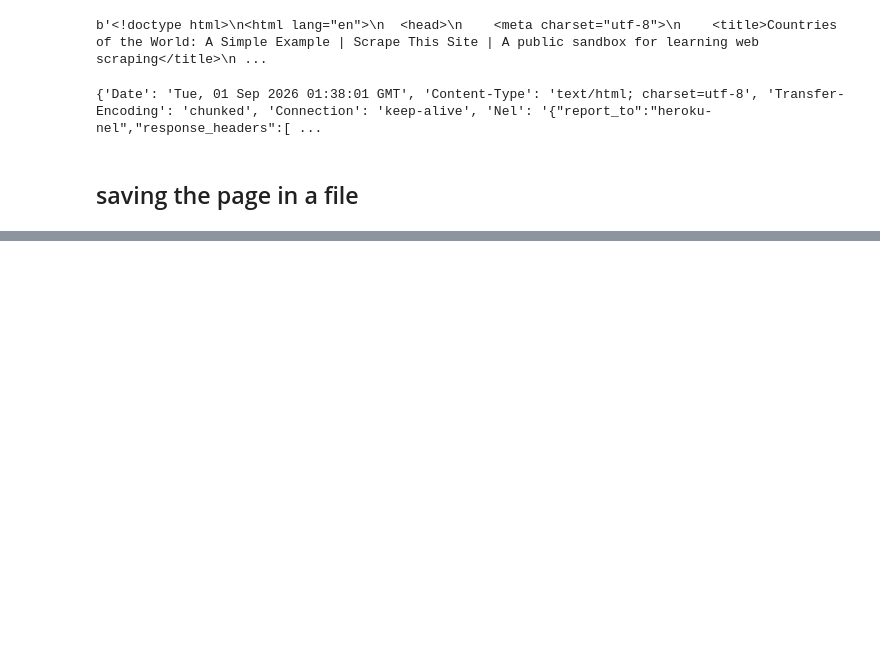
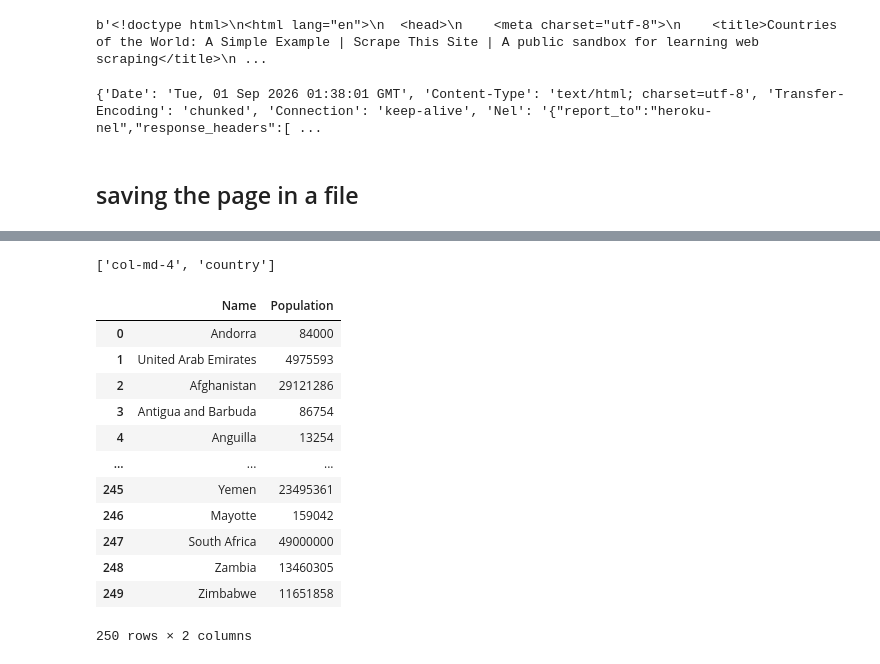
Before and after one commit to Shaik-Khaja-byte/AI-ML-Journey, a Jupyter notebook: Phase 2 - DATA/data_collection.ipynb, the cells around one changed output, grey strips where cells are left out. Cells and saved outputs as stored; diff of their text form; code cells hidden in the pictures; blank space fills up the shorter version.

Commit message:
Added: data collection using BeautifulSoup

```diff
--- a/Phase 2 - DATA/data_collection.ipynb
+++ b/Phase 2 - DATA/data_collection.ipynb
@@ -155,0 +158,9 @@ with open("scraped_data/data1.html", "w", encoding="utf-8") as f:
+# %%
+from bs4 import BeautifulSoup
+
+with open("scraped_data/data1.html", "r") as f:
+    html_content = f.read()
+
+soup = BeautifulSoup(html_content, "lxml")
+
+soup
@@ -155,0 +200,14 @@ with open("scraped_data/data1.html", "w", encoding="utf-8") as f:
+# %%
+# find_all() - finds all the occurences
+
+all_h3 = soup.find_all("h3")
+
+all_countries = []
+
+for h3 in all_h3:
+    name = h3.get_text(strip=True)
+    population = h3.find_next("div").select_one("span.country-population").get_text(strip=True)
+
+    all_countries.append([name, population])
+
+all_countries
@@ -155,0 +232,27 @@ with open("scraped_data/data1.html", "w", encoding="utf-8") as f:
+# %%
+# find_parent()
+
+print(h3.find_parent("div")["class"])
+# %% [output]
+['col-md-4', 'country']
+# %%
+# convert the list to dataframe
+
+import pandas as pd
+
+df = pd.DataFrame(all_countries, columns=["Name", "Population"])
+df
+# %% [output]
+|  | Name | Population |
+| 0 | Andorra | 84000 |
+| 1 | United Arab Emirates | 4975593 |
+| 2 | Afghanistan | 29121286 |
+| 3 | Antigua and Barbuda | 86754 |
+| 4 | Anguilla | 13254 |
+| ... | ... | ... |
+| 245 | Yemen | 23495361 |
+| 246 | Mayotte | 159042 |
+| 247 | South Africa | 49000000 |
+| 248 | Zambia | 13460305 |
+| 249 | Zimbabwe | 11651858 |
+250 rows × 2 columns
```
Also changed, not shown: parts of 6 cells of this notebook, 1 other file.
